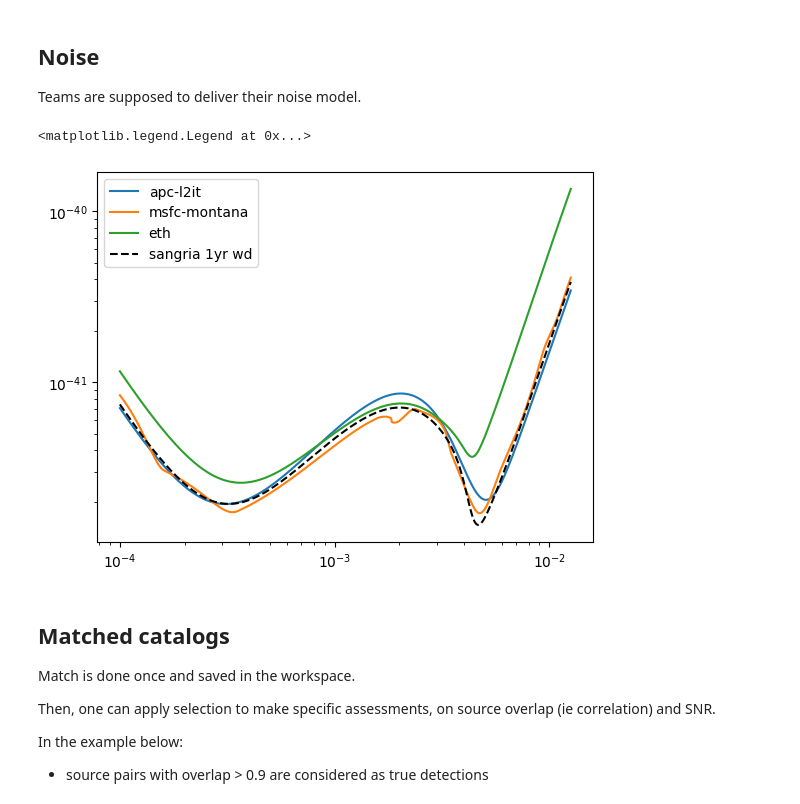
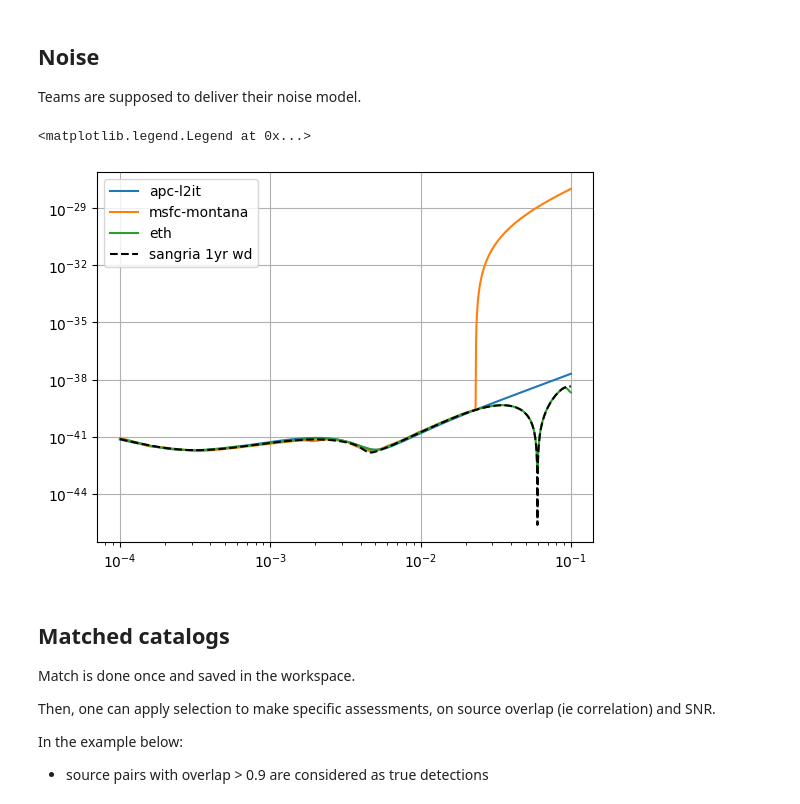
Before and after one commit to stefanstrub/LDC-GB, a Jupyter notebook: evaluation/sangria/demo-gb.ipynb, the cells around one changed output. Drawn from its saved outputs; the diff is of its cells as text; code cells hidden in the pictures.

```diff
--- a/evaluation/sangria/demo-gb.ipynb
+++ b/evaluation/sangria/demo-gb.ipynb
@@ -50,14 +65,15 @@ Teams are supposed to deliver their noise model.
 # %%
-frequencies = np.logspace(-4., -1.9, 1000)
+frequencies = np.logspace(-4., -1., 1000)
 ldc_noise = AnalyticNoise(frequencies, model="sangria", wd=1)
 plt.loglog(frequencies, gb_apc.noise(frequencies), label=gb_apc.team)
 plt.loglog(frequencies, gb_usa.noise(frequencies), label=gb_usa.team)
 plt.loglog(frequencies, gb_eth.noise(frequencies), label=gb_eth.team)
 plt.loglog(frequencies, ldc_noise.psd(frequencies, option='A'), label='sangria 1yr wd', color='k', ls='--')
+plt.grid(True)
 plt.legend()
 # %% [output]
 <matplotlib.legend.Legend at 0x...>
-[figure, old version]
+[figure, new version]
 # %% [markdown]
 ## Matched catalogs
 
```
Also changed, not shown: parts of 13 cells of this notebook, 18 other files.
